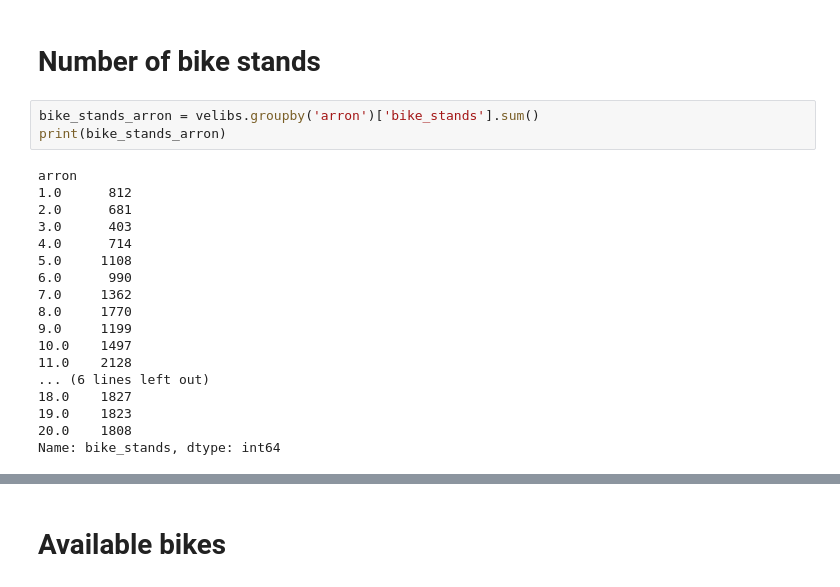
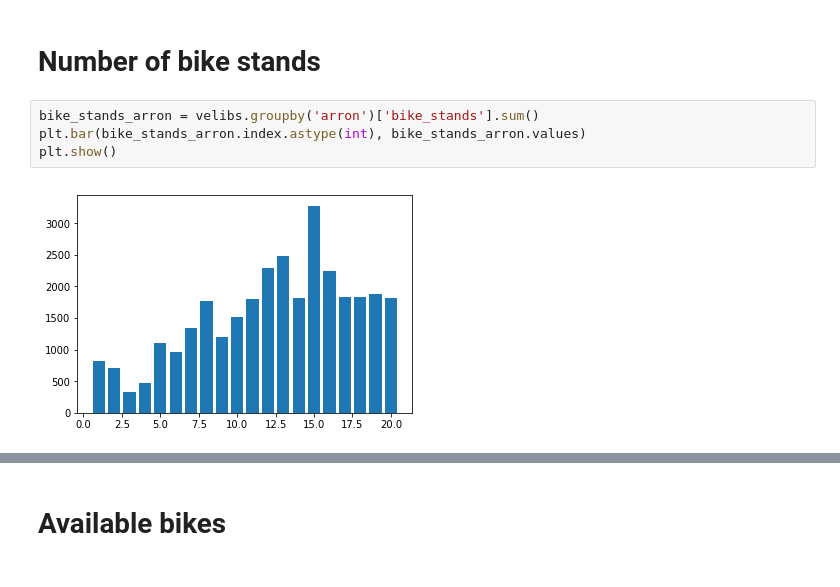
Before and after one commit to cristianpb/cristianpb.github.io, a Jupyter notebook: images/velib-folium/02-Exploration.ipynb, the cells around one changed output, grey strips where cells are left out. Drawn from its saved outputs; the diff is of its cells as text.

```diff
--- a/images/velib-folium/02-Exploration.ipynb
+++ b/images/velib-folium/02-Exploration.ipynb
@@ -50,25 +55,10 @@ velibs.head()
 # Number of bike stands
 # %%
 bike_stands_arron = velibs.groupby('arron')['bike_stands'].sum()
-print(bike_stands_arron)
+plt.bar(bike_stands_arron.index.astype(int), bike_stands_arron.values)
+plt.show()
 # %% [output]
-arron
-1.0      812
-2.0      681
-3.0      403
-4.0      714
-5.0     1108
-6.0      990
-7.0     1362
-8.0     1770
-9.0     1199
-10.0    1497
-11.0    2128
-... (6 lines left out)
-18.0    1827
-19.0    1823
-20.0    1808
-Name: bike_stands, dtype: int64
+[figure, added]
 # %%
 # https://github.com/codeforamerica/click_that_hood/raw/master/public/data/paris.geojson
 state_geo = r'paris.json'
```
Also changed, not shown: parts of 21 cells of this notebook, 34 other files.
